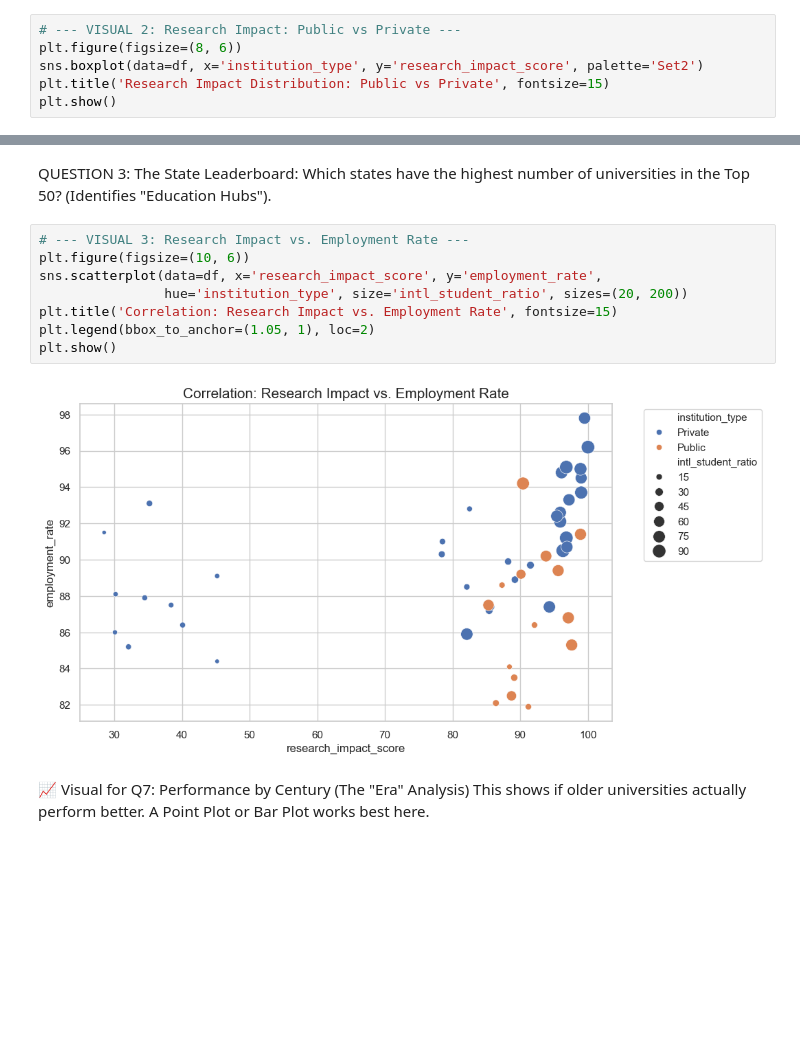
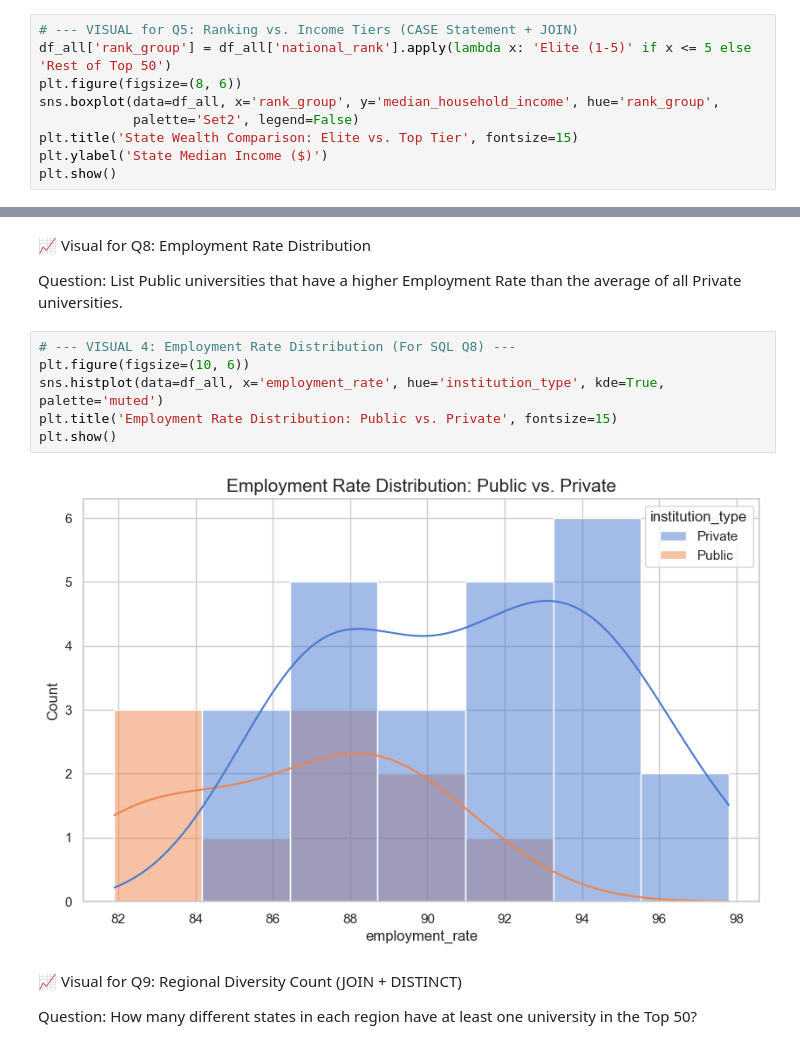
Before and after one commit to PabloXberg/PROJECT, a Jupyter notebook: visuals.ipynb, the cells around one changed output, grey strips where cells are left out. Saved outputs shown, nothing was run; the diff lists cells and outputs as text; blank space fills up the shorter version.

```diff
--- a/visuals.ipynb
+++ b/visuals.ipynb
@@ -43,7 +42,10 @@ Public vs. Private Research: What is the average Research Impact Score for Publi
 # %%
-# --- VISUAL 2: Research Impact: Public vs Private ---
+# --- VISUAL for Q5: Ranking vs. Income Tiers (CASE Statement + JOIN)
+df_all['rank_group'] = df_all['national_rank'].apply(lambda x: 'Elite (1-5)' if x <= 5 else 'Rest of Top 50')
 plt.figure(figsize=(8, 6))
-sns.boxplot(data=df, x='institution_type', y='research_impact_score', palette='Set2')
-plt.title('Research Impact Distribution: Public vs Private', fontsize=15)
+sns.boxplot(data=df_all, x='rank_group', y='median_household_income', hue='rank_group',
+            palette='Set2', legend=False)
+plt.title('State Wealth Comparison: Elite vs. Top Tier', fontsize=15)
+plt.ylabel('State Median Income ($)')
 plt.show()
 # %% [output]
@@ -54,17 +53,17 @@ Passing `palette` without assigning `hue` is deprecated and will be removed in v
 # %% [markdown]
-QUESTION 3:
-The State Leaderboard: Which states have the highest number of universities in the Top 50? (Identifies "Education Hubs").
+📈 Visual for Q8: Employment Rate Distribution
+
+Question: List Public universities that have a higher Employment Rate than the average of all Private universities.
 # %%
-# --- VISUAL 3: Research Impact vs. Employment Rate ---
+# --- VISUAL 4: Employment Rate Distribution (For SQL Q8) ---
 plt.figure(figsize=(10, 6))
-sns.scatterplot(data=df, x='research_impact_score', y='employment_rate',
-                hue='institution_type', size='intl_student_ratio', sizes=(20, 200))
-plt.title('Correlation: Research Impact vs. Employment Rate', fontsize=15)
-plt.legend(bbox_to_anchor=(1.05, 1), loc=2)
+sns.histplot(data=df_all, x='employment_rate', hue='institution_type', kde=True, palette='muted')
+plt.title('Employment Rate Distribution: Public vs. Private', fontsize=15)
 plt.show()
 # %% [output]
-[figure, old version]
+[figure, new version]
 # %% [markdown]
-📈 Visual for Q7: Performance by Century (The "Era" Analysis)
-This shows if older universities actually perform better. A Point Plot or Bar Plot works best here.
+📈 Visual for Q9: Regional Diversity Count (JOIN + DISTINCT)
+
+Question: How many different states in each region have at least one university in the Top 50?
 # %%
```
Also changed, not shown: parts of 9 cells of this notebook, 6 other files.
